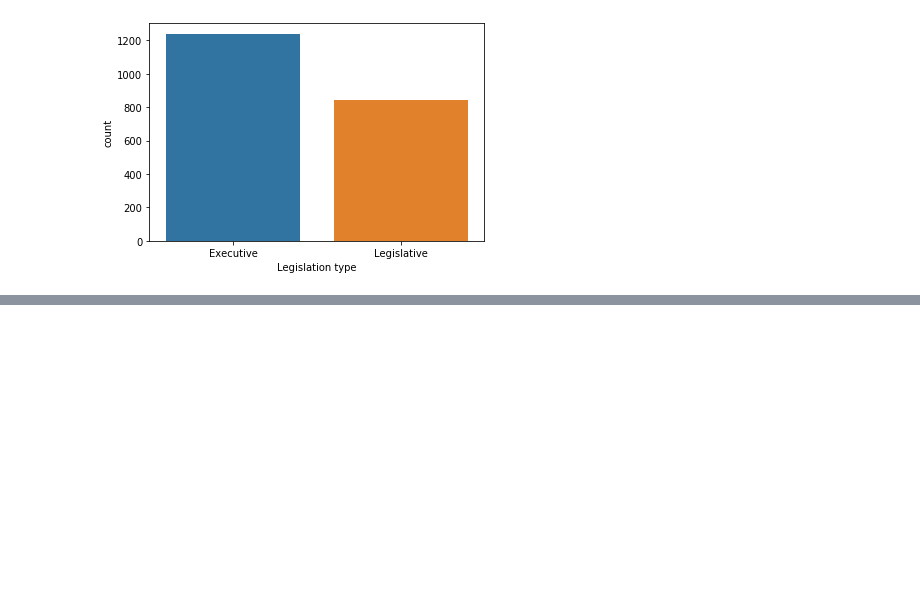
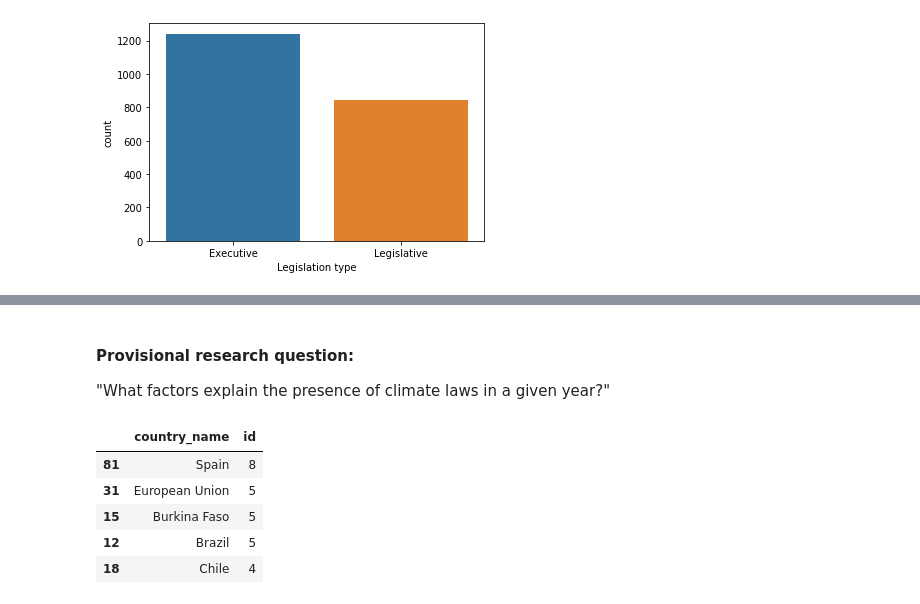
Before and after one commit to viethungha0610/climate-laws-data, a Jupyter notebook: draft_nlp_notebook.ipynb, the cells around one changed output, grey strips where cells are left out. Drawn from its saved outputs; the diff is of its cells as text; code cells hidden in the pictures; blank space fills up the shorter version.

```diff
--- a/draft_nlp_notebook.ipynb
+++ b/draft_nlp_notebook.ipynb
@@ -72,0 +95,25 @@ plt.show()
+# %% [markdown]
+#### Provisional research question:
+
+"What factors explain the presence of climate laws in a given year?"
+# %%
+# Extracting country name from geography column
+def extract_country_name(df):
+    return df["geography"]["name"]
+climate_laws_df.loc[:, "country_name"] = climate_laws_df.apply(lambda x: extract_country_name(x), axis=1)
+# %%
+# Investigating which countries pass to the Climate laws in 2013
+def country_laws_year_passed(year=2013):
+    count_df = pd.DataFrame(pd.pivot_table(values="id", index="country_name", aggfunc="count",
+                                          data=climate_laws_df[climate_laws_df["date_passed"]==str(year)]).to_records())
+    return count_df
+# %%
+# Seeing the Top five countries passing highest number of climate laws in 2013
+country_laws_year_passed(year=2013).sort_values("id", ascending=False).head()
+# %% [output]
+|  | country_name | id |
+| 81 | Spain | 8 |
+| 31 | European Union | 5 |
+| 15 | Burkina Faso | 5 |
+| 12 | Brazil | 5 |
+| 18 | Chile | 4 |
```
Also changed, not shown: parts of 9 cells of this notebook, 7 other files.
